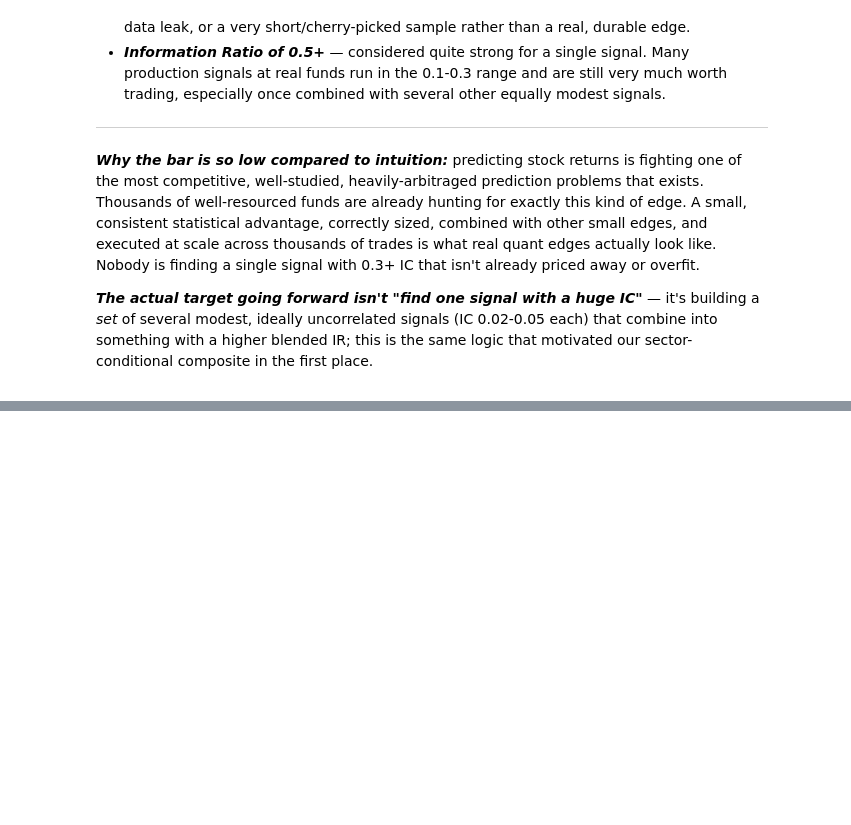
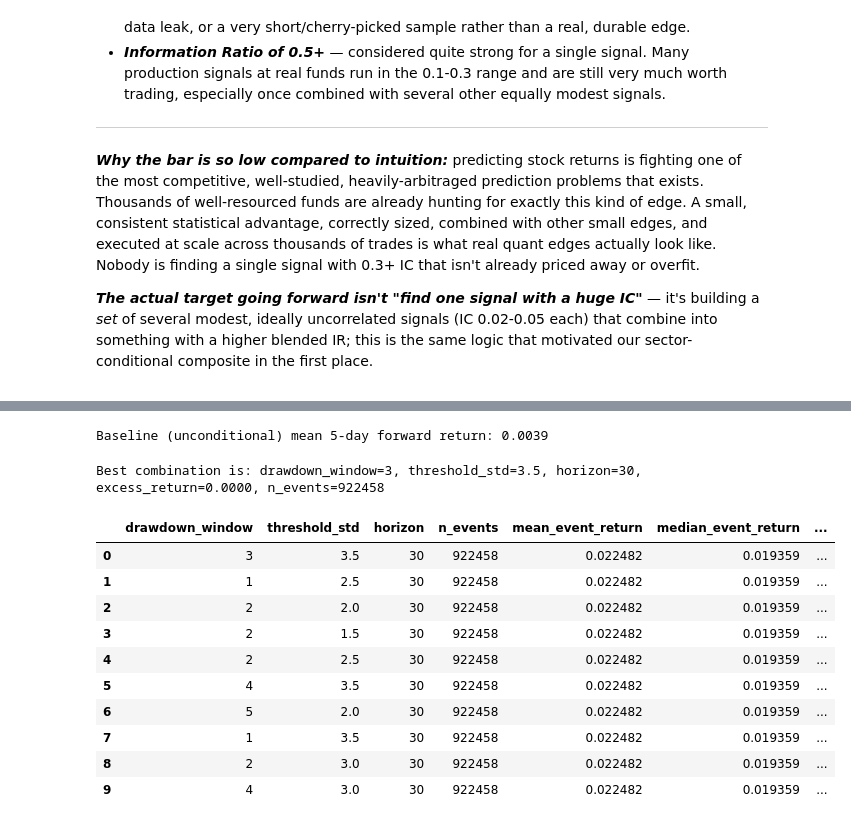
Before and after one commit to pgrajzl/alpha-signal-research, a Jupyter notebook: notebooks/alpha_research.ipynb, the cells around one changed output, grey strips where cells are left out. Cells and saved outputs as stored; diff of their text form; code cells hidden in the pictures; blank space fills up the shorter version.

```diff
--- a/notebooks/alpha_research.ipynb
+++ b/notebooks/alpha_research.ipynb
@@ -716,0 +736,9 @@ ___
+# %%
+from src.evaluation import compute_event_study_returns
+
+event_returns = compute_event_study_returns(drawdown_signal, close, horizon=5)
+
+print(f"Number of flagged events: {len(event_returns)}")
+print(f"Mean forward return after flagged event: {event_returns.mean():.4f}")
+print(f"Median forward return: {event_returns.median():.4f}")
+print(f"% positive: {(event_returns > 0).mean():.2%}")
@@ -716,0 +750,69 @@ ___
+# %%
+baseline_returns = compute_forward_returns(close, horizon=5).stack()
+print(f"Baseline (unconditional) mean 5-day forward return: {baseline_returns.mean():.4f}")
+# %% [output]
+Baseline (unconditional) mean 5-day forward return: 0.0039
+# %%
+import itertools
+
+drawdown_windows = range(1, 6)               # 1 to 5 days
+threshold_stds = [1.5, 2.0, 2.5, 3.0, 3.5]     # sigma thresholds
+horizons = [1, 5, 10, 20, 30, 40]              # forward return horizons
+
+# Precompute baseline (unconditional) mean return per horizon once,
+# since it doesn't depend on the signal parameters
+baseline_by_horizon = {}
+for h in horizons:
+    baseline_by_horizon[h] = compute_forward_returns(close, horizon=h).stack().mean()
+
+grid_results = []
+
+for window in drawdown_windows:
+    for threshold in threshold_stds:
+        signal = extreme_drawdown_bounce_naive(
+            close, drawdown_window=window, vol_lookback_days=20, threshold_std=threshold
+        )
+
+        n_flagged = (signal != 0).sum().sum()
+        if n_flagged < 30:  # too few events to trust any statistic
+            continue
+
+        for horizon in horizons:
+            event_returns = compute_event_study_returns(signal, close, horizon=horizon)
+
+            if len(event_returns) < 20:
+                continue
+
+            grid_results.append({
+                "drawdown_window": window,
+                "threshold_std": threshold,
+                "horizon": horizon,
+                "n_events": len(event_returns),
+                "mean_event_return": event_returns.mean(),
+                "median_event_return": event_returns.median(),
+                "pct_positive": (event_returns > 0).mean(),
+                "baseline_return": baseline_by_horizon[horizon],
+                "excess_return": event_returns.mean() - baseline_by_horizon[horizon],
+            })
+
+grid_df = pd.DataFrame(grid_results).sort_values("excess_return", ascending=False).reset_index(drop=True)
+
+best = grid_df.iloc[0]
+print(f"Best combination is: drawdown_window={int(best['drawdown_window'])}, "
+      f"threshold_std={best['threshold_std']}, horizon={int(best['horizon'])}, "
+      f"excess_return={best['excess_return']:.4f}, n_events={int(best['n_events'])}")
+
+grid_df.head(10)
+# %% [output]
+Best combination is: drawdown_window=3, threshold_std=3.5, horizon=30, excess_return=0.0000, n_events=922458
+|  | drawdown_window | threshold_std | horizon | n_events | mean_event_return | median_event_return | ... |
+| 0 | 3 | 3.5 | 30 | 922458 | 0.022482 | 0.019359 | ... |
+| 1 | 1 | 2.5 | 30 | 922458 | 0.022482 | 0.019359 | ... |
+| 2 | 2 | 2.0 | 30 | 922458 | 0.022482 | 0.019359 | ... |
+| 3 | 2 | 1.5 | 30 | 922458 | 0.022482 | 0.019359 | ... |
+| 4 | 2 | 2.5 | 30 | 922458 | 0.022482 | 0.019359 | ... |
+| 5 | 4 | 3.5 | 30 | 922458 | 0.022482 | 0.019359 | ... |
+| 6 | 5 | 2.0 | 30 | 922458 | 0.022482 | 0.019359 | ... |
+| 7 | 1 | 3.5 | 30 | 922458 | 0.022482 | 0.019359 | ... |
+| 8 | 2 | 3.0 | 30 | 922458 | 0.022482 | 0.019359 | ... |
+| 9 | 4 | 3.0 | 30 | 922458 | 0.022482 | 0.019359 | ... |
```
Also changed, not shown: parts of 2 cells of this notebook, 6 other files.
